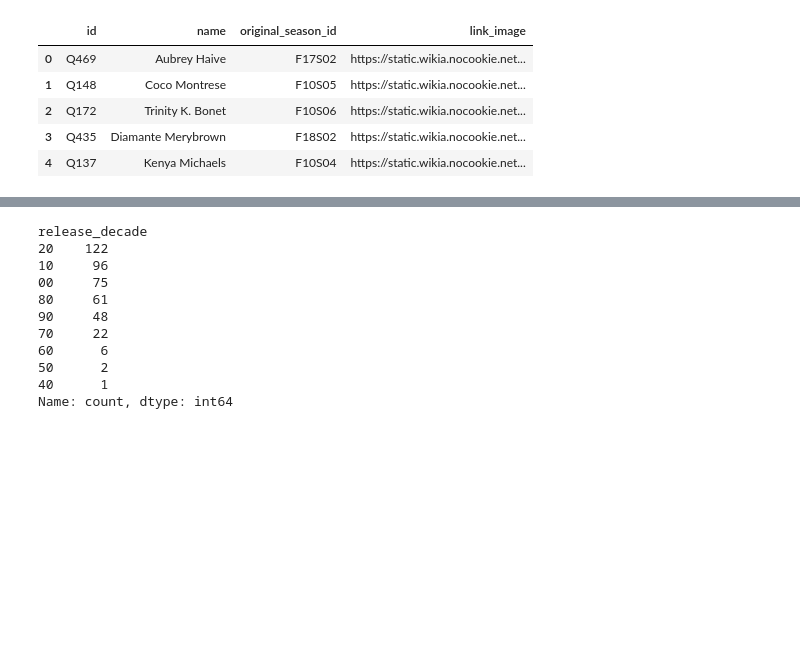
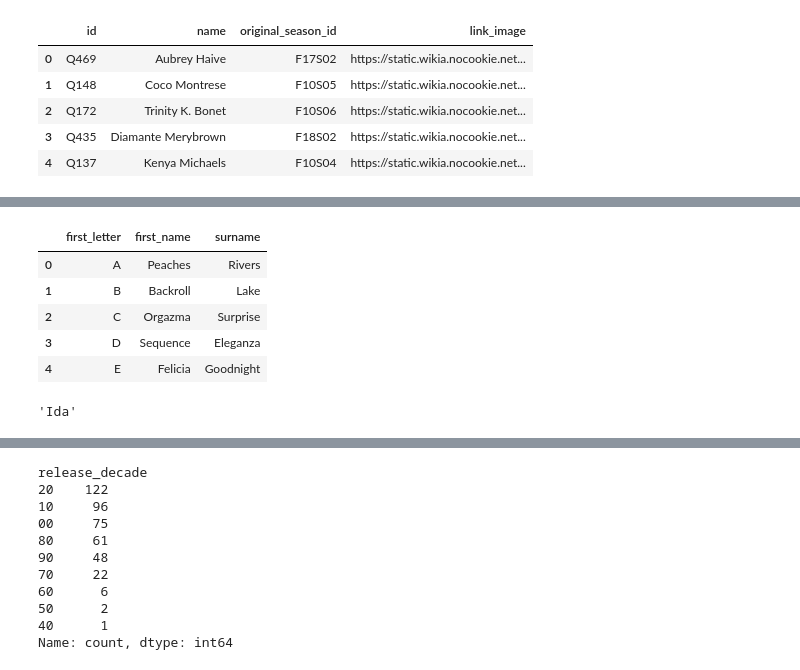
Before and after one commit to Verionyang/final_project_dragrace, a Jupyter notebook: Notebooks/recommender.ipynb, the cells around one changed output, grey strips where cells are left out. Drawn from its saved outputs; the diff is of its cells as text; code cells hidden in the pictures; blank space fills up the shorter version.

```diff
--- a/Notebooks/recommender.ipynb
+++ b/Notebooks/recommender.ipynb
@@ -134,0 +147,14 @@ Your drag mother is: A'keria C. Davenport! She is a Pageant queen.
+# %%
+drag_name = pd.read_csv('../Data/cleaned/drag_name.csv')
+drag_name.head()
+# %% [output]
+|  | first_letter | first_name | surname |
+| 0 | A | Peaches | Rivers |
+| 1 | B | Backroll | Lake |
+| 2 | C | Orgazma | Surprise |
+| 3 | D | Sequence | Eleganza |
+| 4 | E | Felicia | Goodnight |
+# %%
+list(drag_name['first_name'][drag_name['first_letter']=='P'])[0]
+# %% [output]
+'Ida'
```
Also changed, not shown: parts of 6 cells of this notebook, 4 other files.
